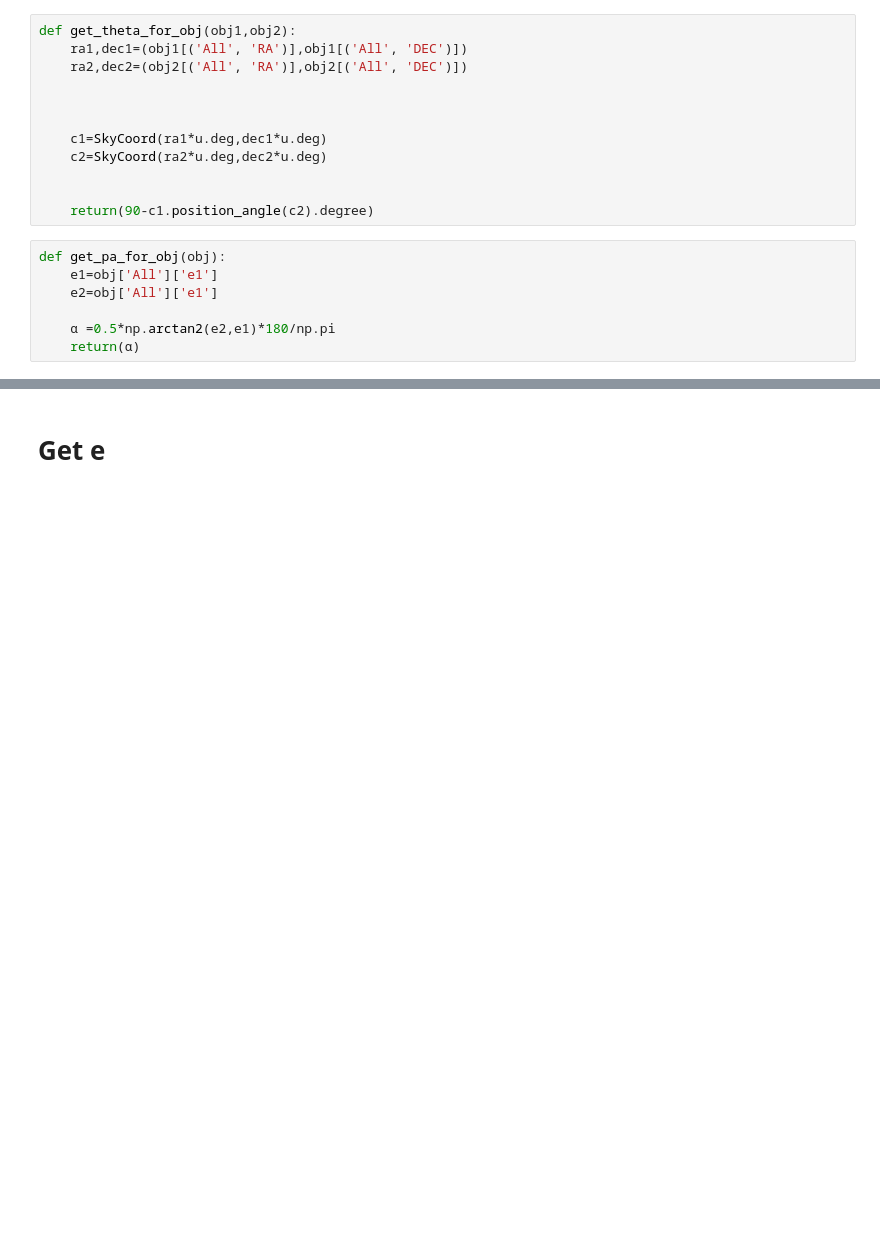
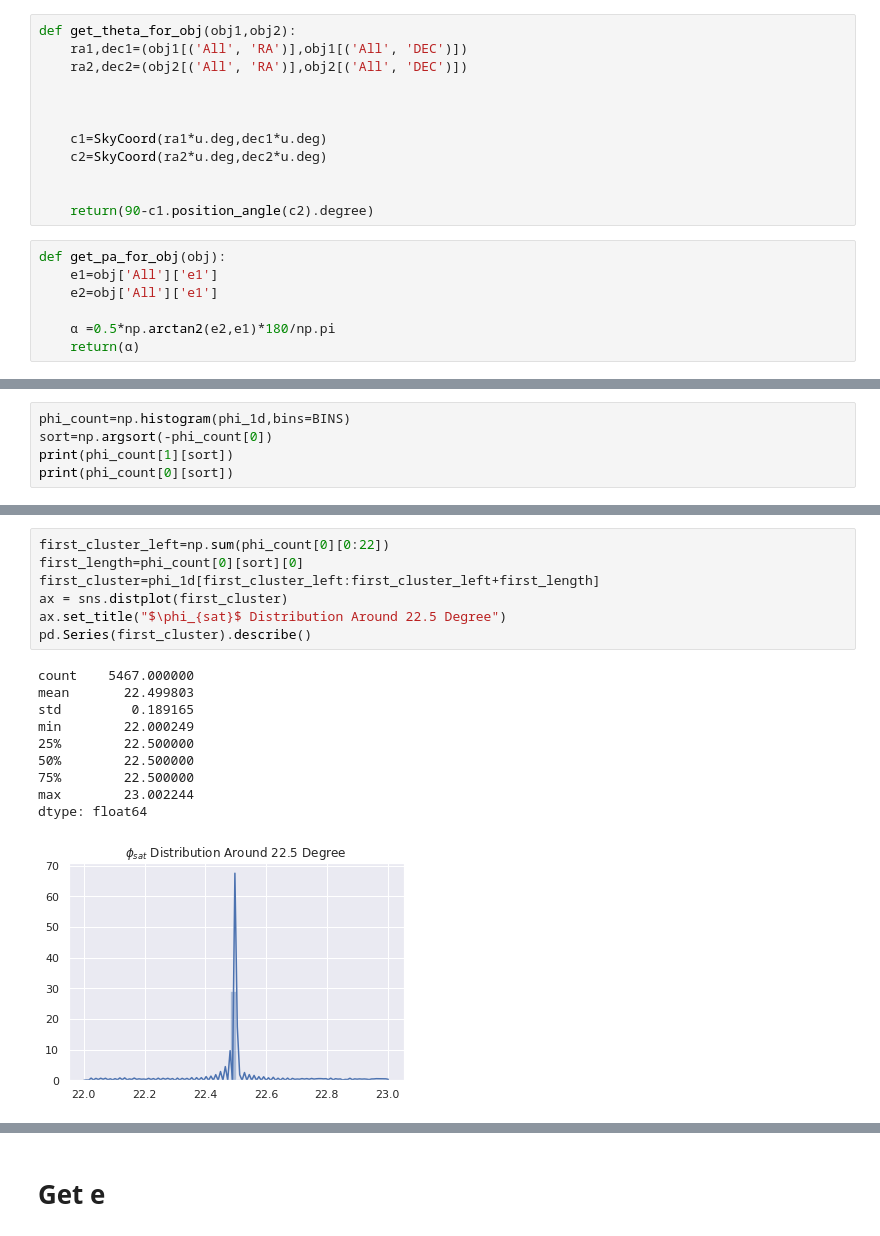
Before and after one commit to aa-12323/sa, a Jupyter notebook: lib/phi_e_sat.ipynb, the cells around one changed output, grey strips where cells are left out. Drawn from its saved outputs; the diff is of its cells as text; blank space fills up the shorter version.

```diff
--- a/lib/phi_e_sat.ipynb
+++ b/lib/phi_e_sat.ipynb
@@ -108,0 +143,5 @@ pd.Series(phi_1d).describe()
+# %%
+phi_count=np.histogram(phi_1d,bins=BINS)
+sort=np.argsort(-phi_count[0])
+print(phi_count[1][sort])
+print(phi_count[0][sort])
@@ -108,0 +160,18 @@ pd.Series(phi_1d).describe()
+# %%
+first_cluster_left=np.sum(phi_count[0][0:22])
+first_length=phi_count[0][sort][0]
+first_cluster=phi_1d[first_cluster_left:first_cluster_left+first_length]
+ax = sns.distplot(first_cluster)
+ax.set_title("$\phi_{sat}$ Distribution Around 22.5 Degree")
+pd.Series(first_cluster).describe()
+# %% [output]
+count    5467.000000
+mean       22.499803
+std         0.189165
+min        22.000249
+25%        22.500000
+50%        22.500000
+75%        22.500000
+max        23.002244
+dtype: float64
+[figure, added]
```
Also changed, not shown: parts of 23 cells of this notebook, 2 other files.
